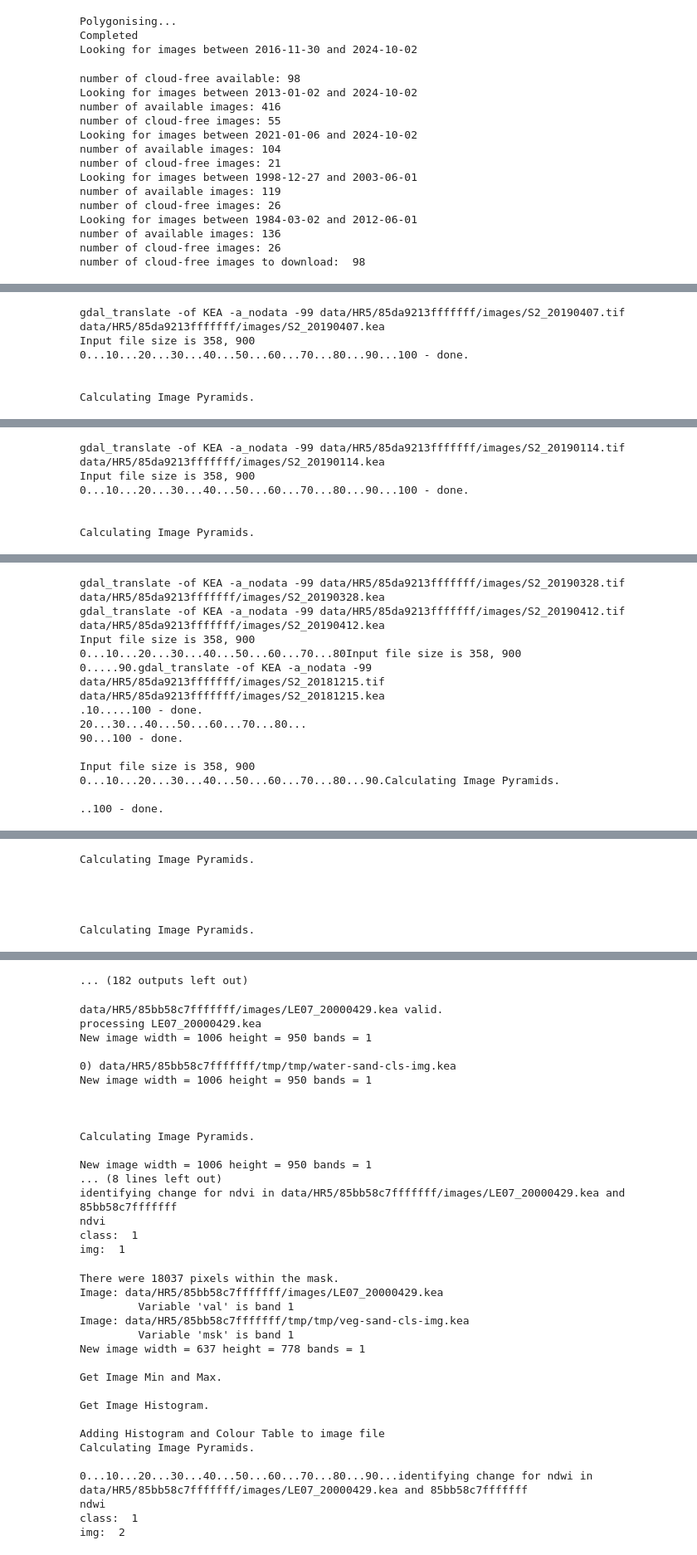
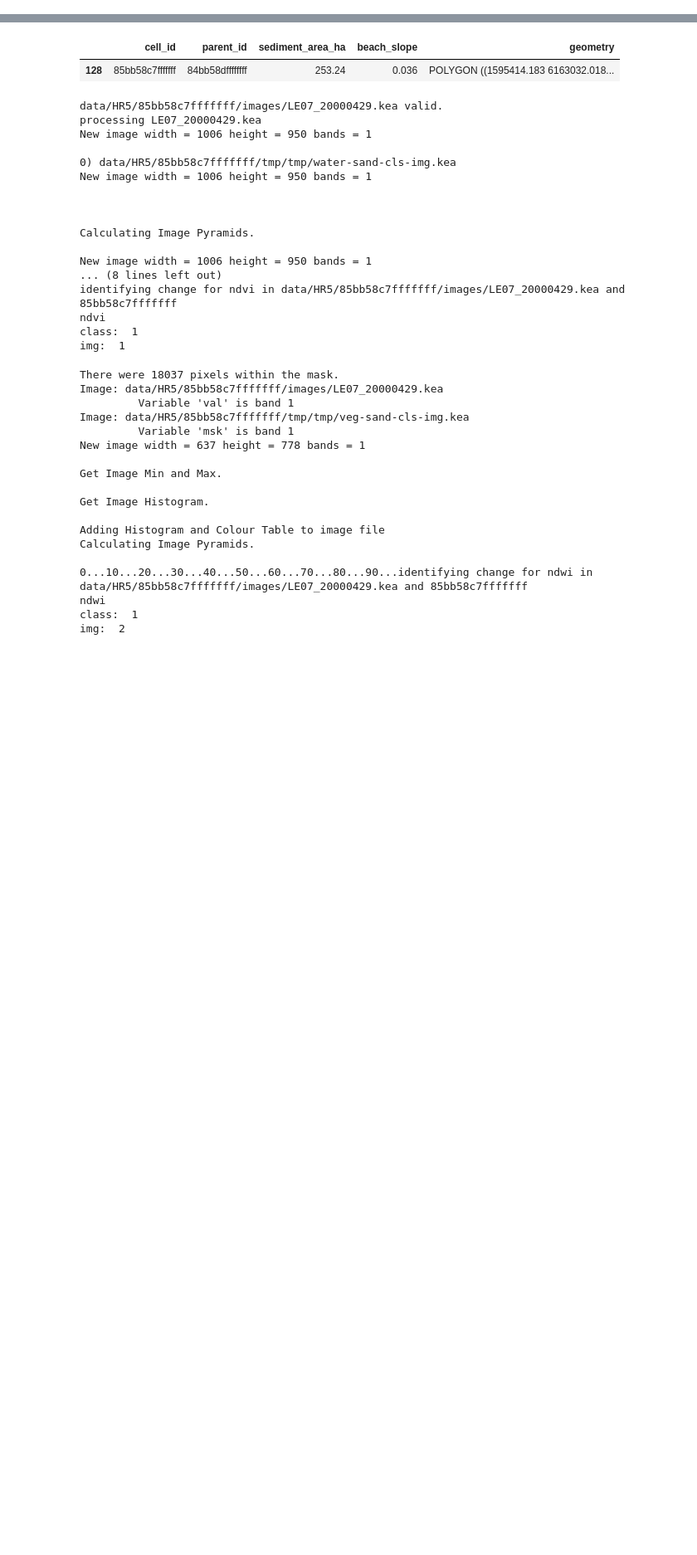
Before and after one commit to UoA-eResearch/coastal-monitoring-system, a Jupyter notebook: calc_historical_change.ipynb, the cells around one changed output, grey strips where cells are left out. Shown at 83% size. Cells and saved outputs as stored; diff of their text form; code cells hidden in the pictures; blank space fills up the shorter version.

```diff
--- a/calc_historical_change.ipynb
+++ b/calc_historical_change.ipynb
@@ -34,6 +34,6 @@ gdf_cell_list = [gpd.GeoDataFrame([row]) for idx, row in monitor_sites.iterrows(
 gdf_cell_list[1]
 
 # Iterate over the list of GeoSeries
-for cell in [gdf_cell_list[0]]:
-    monitoringutils.download_historical_imagery(cell, hr5_folder)
+# for cell in [gdf_cell_list[0]]:
+#     monitoringutils.download_historical_imagery(cell, hr5_folder)
 # %% [output]
@@ -42,17 +39,0 @@ New image width = 1009 height = 933 bands = 1
-Polygonising...
-Completed
-Looking for images between 2016-11-30 and 2024-10-02
-number of cloud-free available: 98
-Looking for images between 2013-01-02 and 2024-10-02
-number of available images: 416
-number of cloud-free images: 55
-Looking for images between 2021-01-06 and 2024-10-02
-number of available images: 104
-number of cloud-free images: 21
-Looking for images between 1998-12-27 and 2003-06-01
-number of available images: 119
-number of cloud-free images: 26
-Looking for images between 1984-03-02 and 2012-06-01
-number of available images: 136
-number of cloud-free images: 26
-number of cloud-free images to download:  98
@@ -65,6 +39,0 @@ Warning 1: TIFFReadDirectory:Sum of Photometric type-related color channels and
-gdal_translate -of KEA -a_nodata -99 data/HR5/85da9213fffffff/images/S2_20190407.tif data/HR5/85da9213fffffff/images/S2_20190407.kea
-Input file size is 358, 900
-0...10...20...30...40...50...60...70...80...90...100 - done.
-
-
-Calculating Image Pyramids.
@@ -77,6 +39,0 @@ Warning 1: TIFFReadDirectory:Sum of Photometric type-related color channels and
-gdal_translate -of KEA -a_nodata -99 data/HR5/85da9213fffffff/images/S2_20190114.tif data/HR5/85da9213fffffff/images/S2_20190114.kea
-Input file size is 358, 900
-0...10...20...30...40...50...60...70...80...90...100 - done.
-
-
-Calculating Image Pyramids.
@@ -100,13 +39,0 @@ Warning 1: S2_20181215.tif: TIFFReadDirectory:Sum of Photometric type-related co
-gdal_translate -of KEA -a_nodata -99 data/HR5/85da9213fffffff/images/S2_20190328.tif data/HR5/85da9213fffffff/images/S2_20190328.kea
-gdal_translate -of KEA -a_nodata -99 data/HR5/85da9213fffffff/images/S2_20190412.tif data/HR5/85da9213fffffff/images/S2_20190412.kea
-Input file size is 358, 900
-0...10...20...30...40...50...60...70...80Input file size is 358, 900
-0.....90.gdal_translate -of KEA -a_nodata -99 data/HR5/85da9213fffffff/images/S2_20181215.tif data/HR5/85da9213fffffff/images/S2_20181215.kea
-.10.....100 - done.
-20...30...40...50...60...70...80...
-90...100 - done.
-
-Input file size is 358, 900
-0...10...20...30...40...50...60...70...80...90.Calculating Image Pyramids.
-
-..100 - done.
@@ -117,6 +39,0 @@ Warning 1: TIFFReadDirectory:Sum of Photometric type-related color channels and
-Calculating Image Pyramids.
-
-
-
-
-Calculating Image Pyramids.
@@ -133,4 +40,5 @@ Warning 1: S2_20190107.tif: TIFFReadDirectory:Sum of Photometric type-related co
-... (182 outputs left out)
+|  | cell_id | parent_id | sediment_area_ha | beach_slope | geometry |
+| 128 | 85bb58c7fffffff | 84bb58dffffffff | 253.24 | 0.036 | POLYGON ((1595414.183 6163032.018... |
 # %%
 ### perform change detection ###
 cell_directories = glob.glob(f"{hr5_folder}/*")
```
Also changed, not shown: parts of 2 cells of this notebook, 11 other files.
